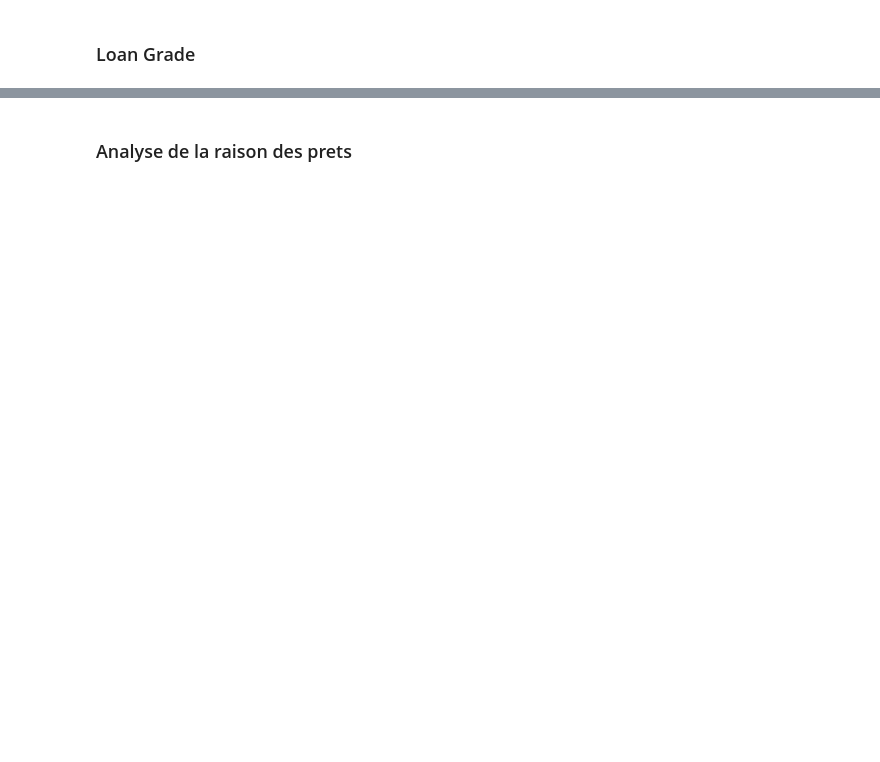
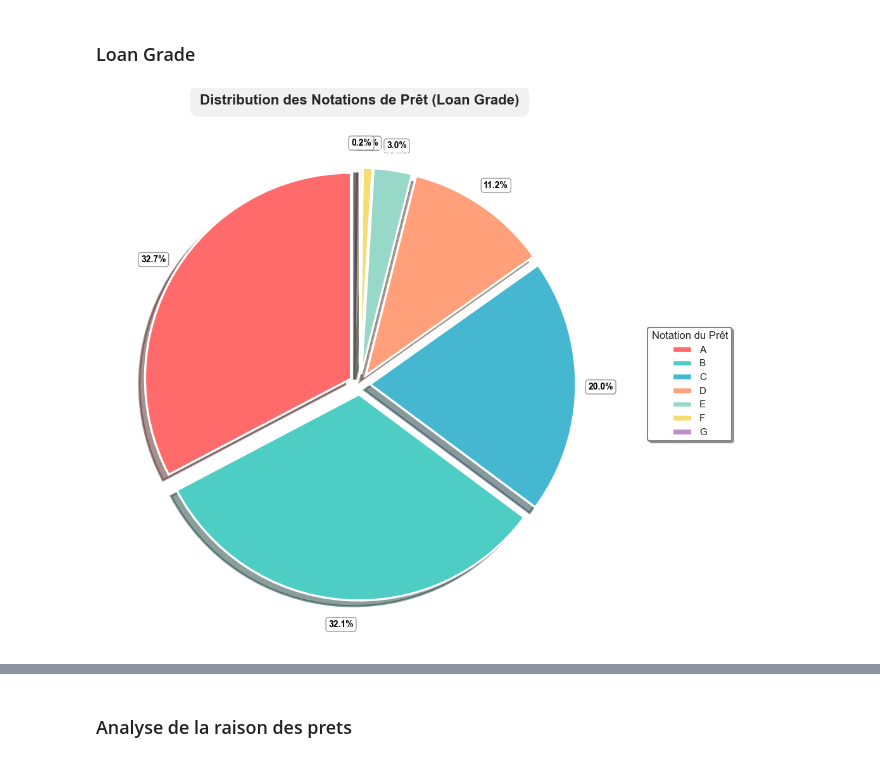
Before and after one commit to YATABARE-Cheikna-Amala/Projet-Final-Python_Pour_la_Data_Science, a Jupyter notebook: Projet_python_pour_la_data_science.ipynb, the cells around one changed output, grey strips where cells are left out. Saved outputs shown, nothing was run; the diff lists cells and outputs as text; code cells hidden in the pictures; blank space fills up the shorter version.

Commit message:
stats_desc

```diff
--- a/Projet_python_pour_la_data_science.ipynb
+++ b/Projet_python_pour_la_data_science.ipynb
@@ -8,6 +8,16 @@ import seaborn as sns
 import matplotlib.pyplot as plt
 import numpy as np
 import pandas as pd
+import plotly.express as px
+import matplotlib.ticker as mtick
+
+from scipy import stats
+from scipy.stats import mannwhitneyu
+from statsmodels.stats.proportion import proportion_confint
+
+sns.set(style="whitegrid")
+import warnings
+warnings.filterwarnings("ignore")
 # %% [markdown]
 # Données
 # %%
@@ -75,4 +158,86 @@ analyse_categorielle(data, "LTI Group")
 # %% [markdown]
 ### Loan Grade
 # %%
-analyse_categorielle(data, "Loan Grade")
+# Calcul des statistiques par grade
+grade_stats = data.groupby('Loan Grade')['Default Status'].agg(['mean', 'count']).reset_index()
+grade_stats.columns = ['Loan Grade', 'Default Rate', 'Count']
+
+
+# Création de la figure avec taille augmentée
+fig, ax = plt.subplots(figsize=(12, 9))
+
+# Palette de couleurs
+colors = ['#FF6B6B', '#4ECDC4', '#45B7D1', '#FFA07A', '#98D8C8', '#F7DC6F', '#BB8FCE']
+colors = colors[:len(grade_stats)]
+
+# Écartement des parts
+explode = [0.05] * len(grade_stats)
+
+# Tracé du camembert amélioré
+wedges, texts, autotexts = ax.pie(
+    grade_stats['Count'],
+    labels=labels_interieurs,          # À l'intérieur des parts
+    autopct='%1.1f%%',                 # Pourcentages générés automatiquement
+    startangle=90,
+    pctdistance=1.12,                  # Distance des pourcentages
+    colors=colors,
+    explode=explode,                   # Écarte légèrement les parts
+    textprops={'fontsize': 12, 'weight': 'bold', 'color': 'white'},  # labels intérieurs blancs
+    wedgeprops={
+        'edgecolor': 'white',
+        'linewidth': 2.5,               # bordure plus épaisse
+        'antialiased': True
+    },
+    shadow=True                         # Ajoute une ombre pour l'effet 3D
+)
+
+# Personnalisation des pourcentages
+for autotext in autotexts:
+    autotext.set_color('black')
+    autotext.set_fontsize(10)
+    autotext.set_weight('bold')
+    autotext.set_bbox(dict(
+        boxstyle='round,pad=0.3',
+        facecolor='white',
+        edgecolor='gray',
+        linewidth=1,
+        alpha=0.8
+    ))
+
+# Labels intérieurs améliorés
+for text in texts:
+    text.set_fontsize(13)
+    text.set_weight('bold')
+
+# Titre amélioré
+ax.set_title(
+    'Distribution des Notations de Prêt (Loan Grade)',
+    fontsize=16,
+    fontweight='bold',
+    pad=25,
+    bbox=dict(boxstyle='round,pad=0.7', facecolor='lightgray', alpha=0.3)
+)
+
+# Légende des couleurs
+legend = ax.legend(
+    wedges,
+    grade_stats['Loan Grade'],
+    title="Notation du Prêt",
+    loc='center left',
+    bbox_to_anchor=(1.05, 0.5),        # position à droite, légèrement décalée
+    fontsize=11,
+    title_fontsize=12,
+    frameon=True,
+    fancybox=True,
+    shadow=True
+)
+
+# Amélioration du style de la légende
+legend.get_frame().set_facecolor('white')
+legend.get_frame().set_edgecolor('gray')
+legend.get_frame().set_linewidth(1.5)
+
+plt.tight_layout()
+plt.show()
+# %% [output]
+[figure, added]
```
Also changed, not shown: parts of 43 cells of this notebook, 1 other file.
